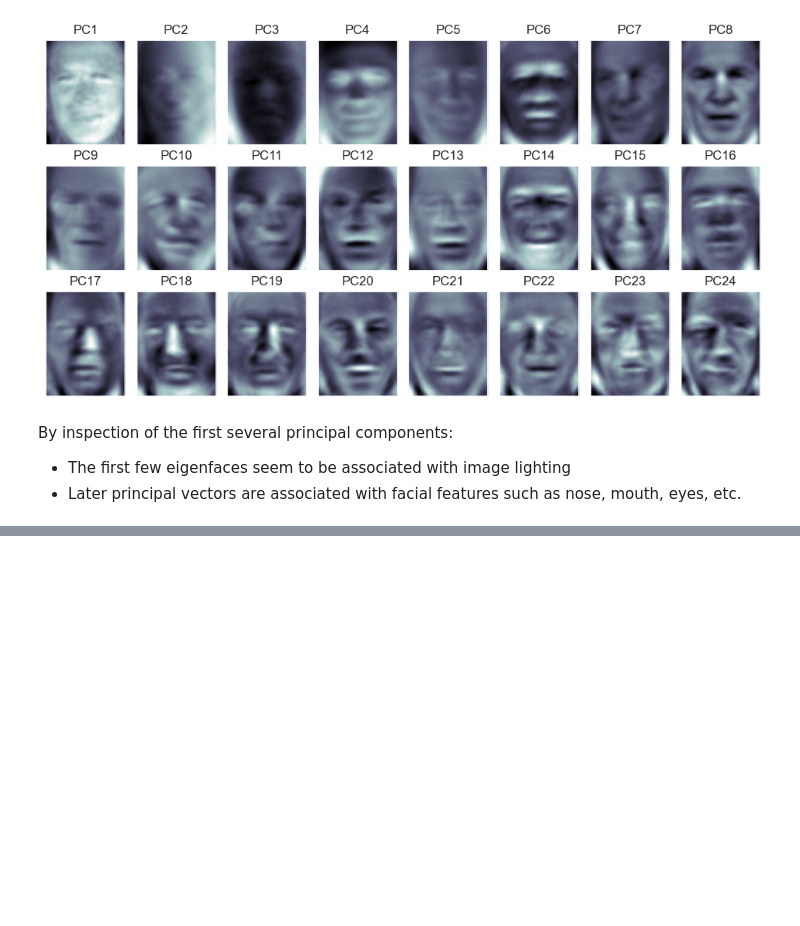
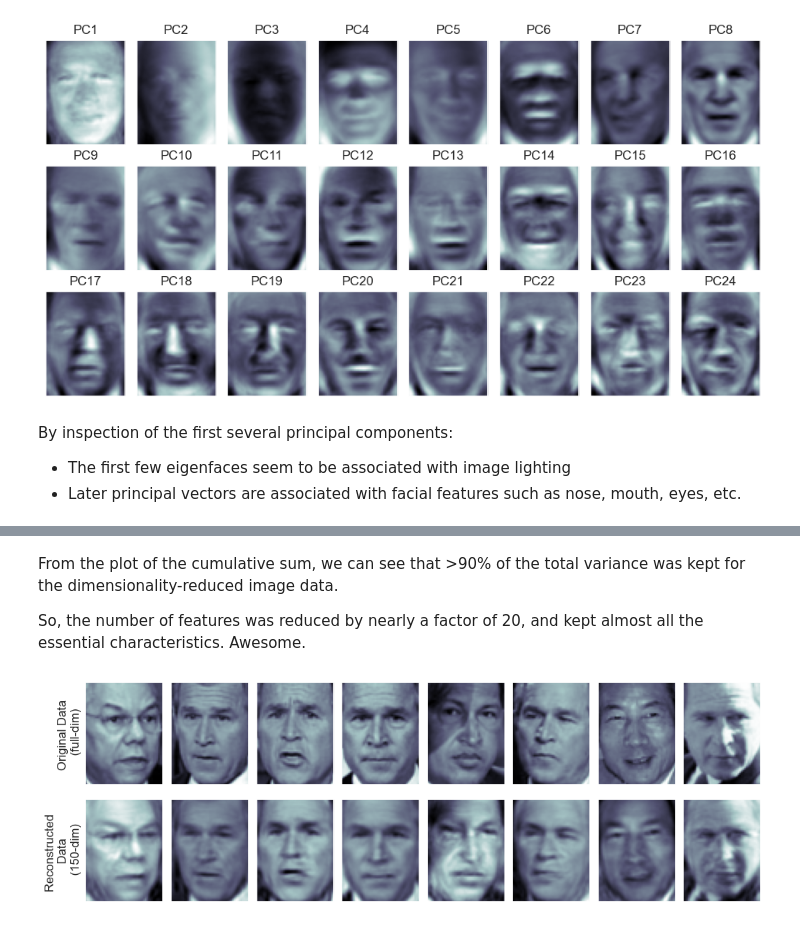
Before and after one commit to svd-jelo/IBM-Data-Science-Specialization, a Jupyter notebook: Course-9_Machine-Learning/notebooks/NB7_PCA.ipynb, the cells around one changed output, grey strips where cells are left out. Drawn from its saved outputs; the diff is of its cells as text; code cells hidden in the pictures; blank space fills up the shorter version.

```diff
--- a/Course-9_Machine-Learning/notebooks/NB7_PCA.ipynb
+++ b/Course-9_Machine-Learning/notebooks/NB7_PCA.ipynb
@@ -296,0 +305,20 @@ By inspection of the first several principal components:
+# %% [markdown]
+From the plot of the cumulative sum, we can see that >90% of the total variance was kept for the dimensionality-reduced image data.
+
+So, the number of features was reduced by nearly a factor of 20, and kept almost all the essential characteristics. Awesome.
+# %%
+X_new = pca.inverse_transform(pca.transform(X))
+
+fig, axs = plt.subplots(2,8,figsize=(12,4),
+                       subplot_kw = dict(xticks=[], yticks=[]),
+                       gridspec_kw = dict(hspace=0.1, wspace=0.1))
+
+for i in range(8):
+    axs[0,i].imshow(X[i].reshape(62,47), cmap='bone')
+    axs[1,i].imshow(X_new[i].reshape(62,47), cmap='bone')
+
+axs[0,0].set_ylabel('Original Data \n (full-dim)')
+axs[1,0].set_ylabel('Reconstructed \n Data \n (150-dim)')
+plt.show()
+# %% [output]
+[figure, added]
```
Also changed, not shown: parts of 1 cell of this notebook.
